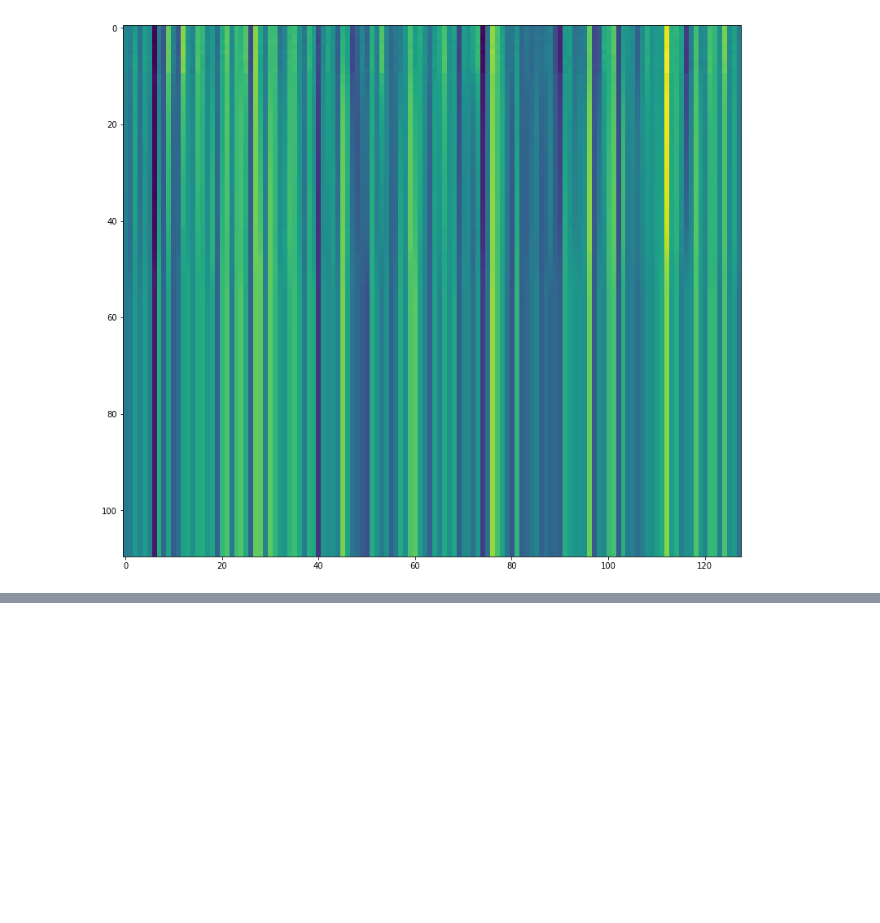
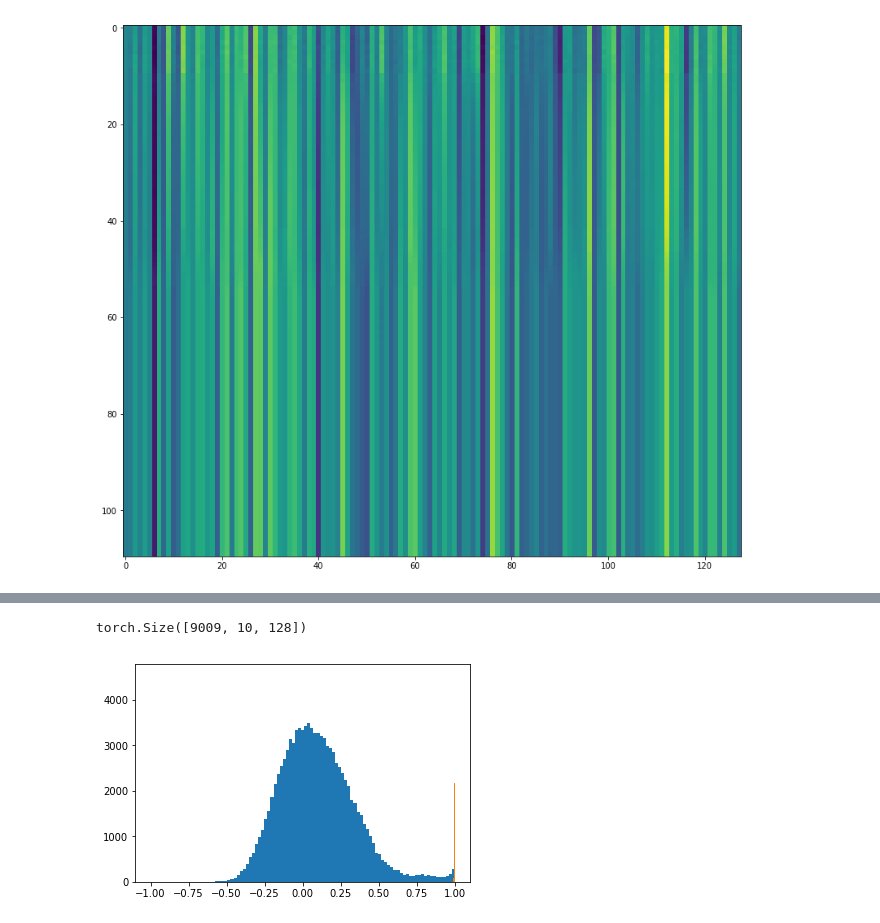
Before and after one commit to jbf81tb/kural_work, a Jupyter notebook: RNN_from_convolutional_autoencoder.ipynb, the cells around one changed output, grey strips where cells are left out. Cells and saved outputs as stored; diff of their text form; code cells hidden in the pictures; blank space fills up the shorter version.

```diff
--- a/RNN_from_convolutional_autoencoder.ipynb
+++ b/RNN_from_convolutional_autoencoder.ipynb
@@ -356,3 +365,28 @@ plt.close()
 HTML(anim.to_html5_video())
 # %% [output]
 [interactive output not drawn]
+# %%
+embeddedMovies.shape
+# %% [output]
+torch.Size([9009, 10, 128])
+# %%
+random_similarity = []
+nearby_similarity = []
+cs = nn.CosineSimilarity()
+for i in range(100000):
+    idx1 = np.random.choice(embeddedMovies.shape[0])
+    idx2 = np.random.choice(embeddedMovies.shape[0])
+    idx3 = np.random.choice(embeddedMovies.shape[1]-1)
+
+    vec11 = embeddedMovies[idx1,idx3][None,:,None]
+    vec12 = embeddedMovies[idx1,idx3+1][None,:,None]
+    vec2 = embeddedMovies[idx2,idx3][None,:,None]
+    random_similarity.append(cs(vec11, vec2))
+    nearby_similarity.append(cs(vec11, vec12))
+# %%
+plt.hist(random_similarity, bins = np.linspace(-1,1,100))
+plt.hist(nearby_similarity, bins = np.linspace(.9,1,1000))
+# plt.xlim(.9,1)
+plt.show()
+# %% [output]
+[figure, added]
```
Also changed, not shown: parts of 21 cells of this notebook, 10 other files.
